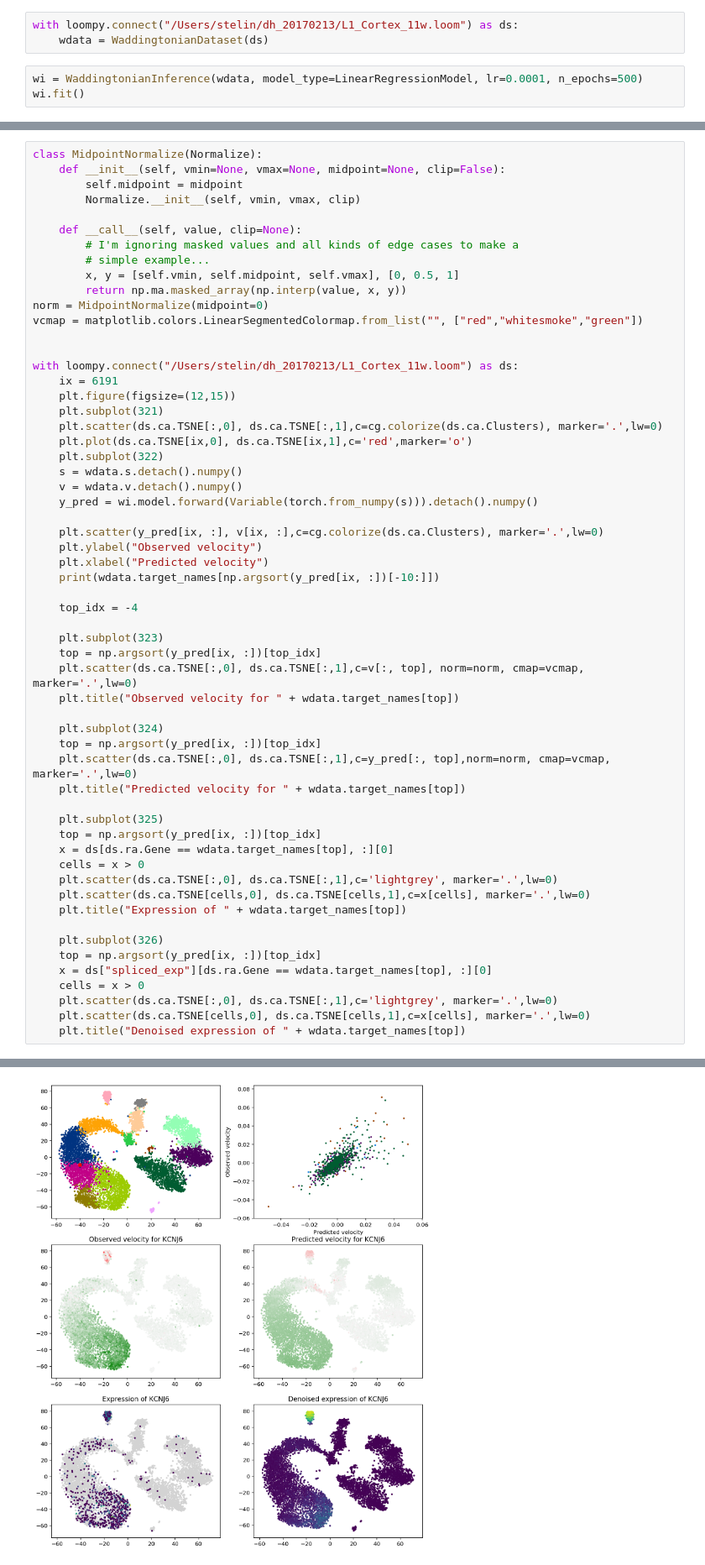
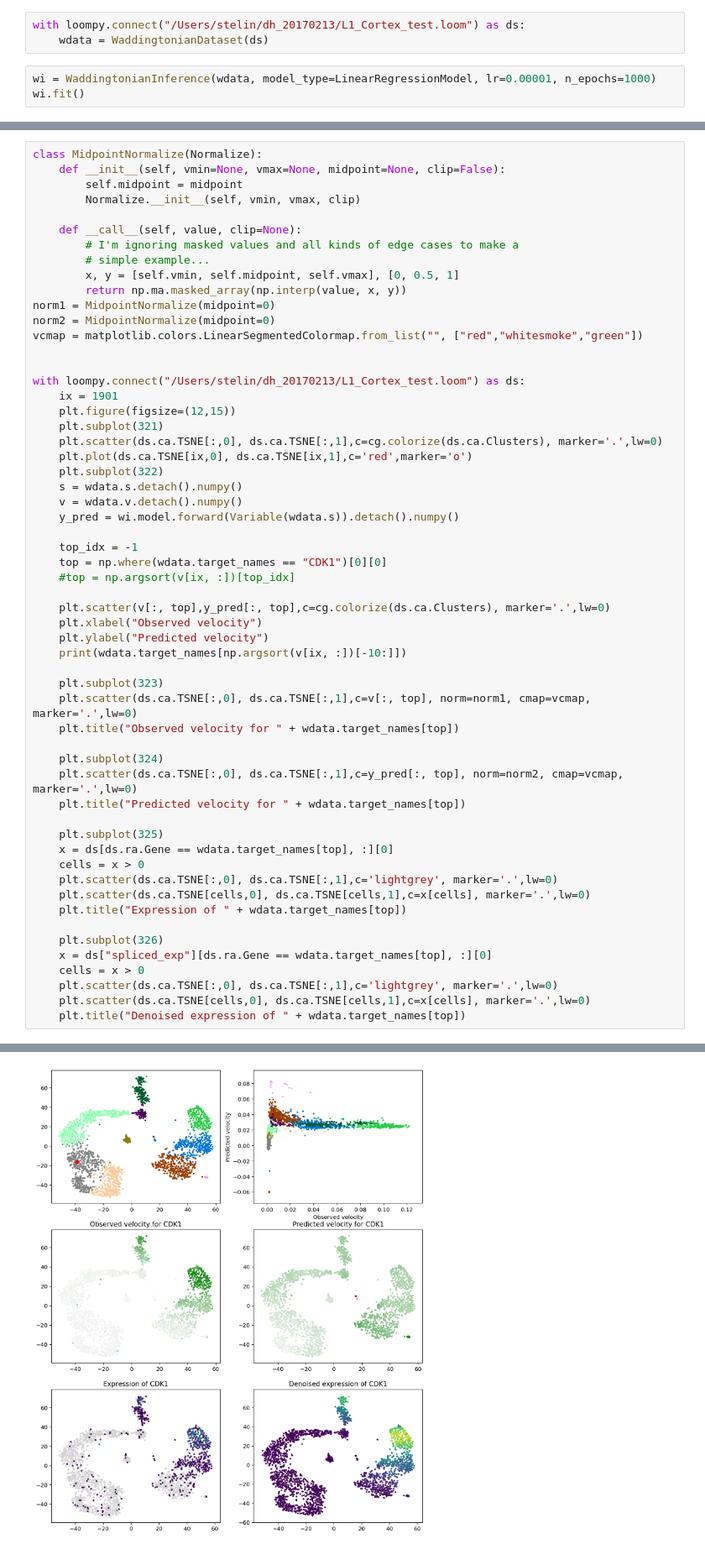
Before and after one commit to linnarsson-lab/adult-human-brain, a Jupyter notebook: notebooks/Waddingtonian.ipynb, the cells around one changed output, grey strips where cells are left out. Shown at 84% size. Saved outputs shown, nothing was run; the diff lists cells and outputs as text.

```diff
--- a/notebooks/Waddingtonian.ipynb
+++ b/notebooks/Waddingtonian.ipynb
@@ -131,8 +164,8 @@ class WaddingtonianInference:
             t.refresh()
 # %%
-with loompy.connect("/Users/stelin/dh_20170213/L1_Cortex_11w.loom") as ds:
+with loompy.connect("/Users/stelin/dh_20170213/L1_Cortex_test.loom") as ds:
     wdata = WaddingtonianDataset(ds)
 # %%
-wi = WaddingtonianInference(wdata, model_type=LinearRegressionModel, lr=0.0001, n_epochs=500)
+wi = WaddingtonianInference(wdata, model_type=LinearRegressionModel, lr=0.00001, n_epochs=1000)
 wi.fit()
 # %%
@@ -176,12 +189,13 @@ class MidpointNormalize(Normalize):
         # simple example...
         x, y = [self.vmin, self.midpoint, self.vmax], [0, 0.5, 1]
         return np.ma.masked_array(np.interp(value, x, y))
-norm = MidpointNormalize(midpoint=0)
+norm1 = MidpointNormalize(midpoint=0)
+norm2 = MidpointNormalize(midpoint=0)
 vcmap = matplotlib.colors.LinearSegmentedColormap.from_list("", ["red","whitesmoke","green"])
 
 
-with loompy.connect("/Users/stelin/dh_20170213/L1_Cortex_11w.loom") as ds:
-    ix = 6191
+with loompy.connect("/Users/stelin/dh_20170213/L1_Cortex_test.loom") as ds:
+    ix = 1901
     plt.figure(figsize=(12,15))
     plt.subplot(321)
     plt.scatter(ds.ca.TSNE[:,0], ds.ca.TSNE[:,1],c=cg.colorize(ds.ca.Clusters), marker='.',lw=0)
@@ -189,27 +203,26 @@ with loompy.connect("/Users/stelin/dh_20170213/L1_Cortex_11w.loom") as ds:
     plt.subplot(322)
     s = wdata.s.detach().numpy()
     v = wdata.v.detach().numpy()
-    y_pred = wi.model.forward(Variable(torch.from_numpy(s))).detach().numpy()
+    y_pred = wi.model.forward(Variable(wdata.s)).detach().numpy()
 
-    plt.scatter(y_pred[ix, :], v[ix, :],c=cg.colorize(ds.ca.Clusters), marker='.',lw=0)
-    plt.ylabel("Observed velocity")
-    plt.xlabel("Predicted velocity")
-    print(wdata.target_names[np.argsort(y_pred[ix, :])[-10:]])
+    top_idx = -1
+    top = np.where(wdata.target_names == "CDK1")[0][0]
+    #top = np.argsort(v[ix, :])[top_idx]
 
-    top_idx = -4
+    plt.scatter(v[:, top],y_pred[:, top],c=cg.colorize(ds.ca.Clusters), marker='.',lw=0)
+    plt.xlabel("Observed velocity")
+    plt.ylabel("Predicted velocity")
+    print(wdata.target_names[np.argsort(v[ix, :])[-10:]])
 
     plt.subplot(323)
-    top = np.argsort(y_pred[ix, :])[top_idx]
-    plt.scatter(ds.ca.TSNE[:,0], ds.ca.TSNE[:,1],c=v[:, top], norm=norm, cmap=vcmap, marker='.',lw=0)
+    plt.scatter(ds.ca.TSNE[:,0], ds.ca.TSNE[:,1],c=v[:, top], norm=norm1, cmap=vcmap, marker='.',lw=0)
     plt.title("Observed velocity for " + wdata.target_names[top])
 
     plt.subplot(324)
-    top = np.argsort(y_pred[ix, :])[top_idx]
-    plt.scatter(ds.ca.TSNE[:,0], ds.ca.TSNE[:,1],c=y_pred[:, top],norm=norm, cmap=vcmap, marker='.',lw=0)
+    plt.scatter(ds.ca.TSNE[:,0], ds.ca.TSNE[:,1],c=y_pred[:, top], norm=norm2, cmap=vcmap, marker='.',lw=0)
     plt.title("Predicted velocity for " + wdata.target_names[top])
 
     plt.subplot(325)
-    top = np.argsort(y_pred[ix, :])[top_idx]
     x = ds[ds.ra.Gene == wdata.target_names[top], :][0]
     cells = x > 0
     plt.scatter(ds.ca.TSNE[:,0], ds.ca.TSNE[:,1],c='lightgrey', marker='.',lw=0)
@@ -217,7 +230,6 @@ with loompy.connect("/Users/stelin/dh_20170213/L1_Cortex_11w.loom") as ds:
     plt.title("Expression of " + wdata.target_names[top])
 
     plt.subplot(326)
-    top = np.argsort(y_pred[ix, :])[top_idx]
     x = ds["spliced_exp"][ds.ra.Gene == wdata.target_names[top], :][0]
     cells = x > 0
     plt.scatter(ds.ca.TSNE[:,0], ds.ca.TSNE[:,1],c='lightgrey', marker='.',lw=0)
@@ -229 +241 @@ with loompy.connect("/Users/stelin/dh_20170213/L1_Cortex_11w.loom") as ds:
-[figure, old version]
+[figure, new version]
```
Also changed, not shown: parts of 29 cells of this notebook, 1 other file.
